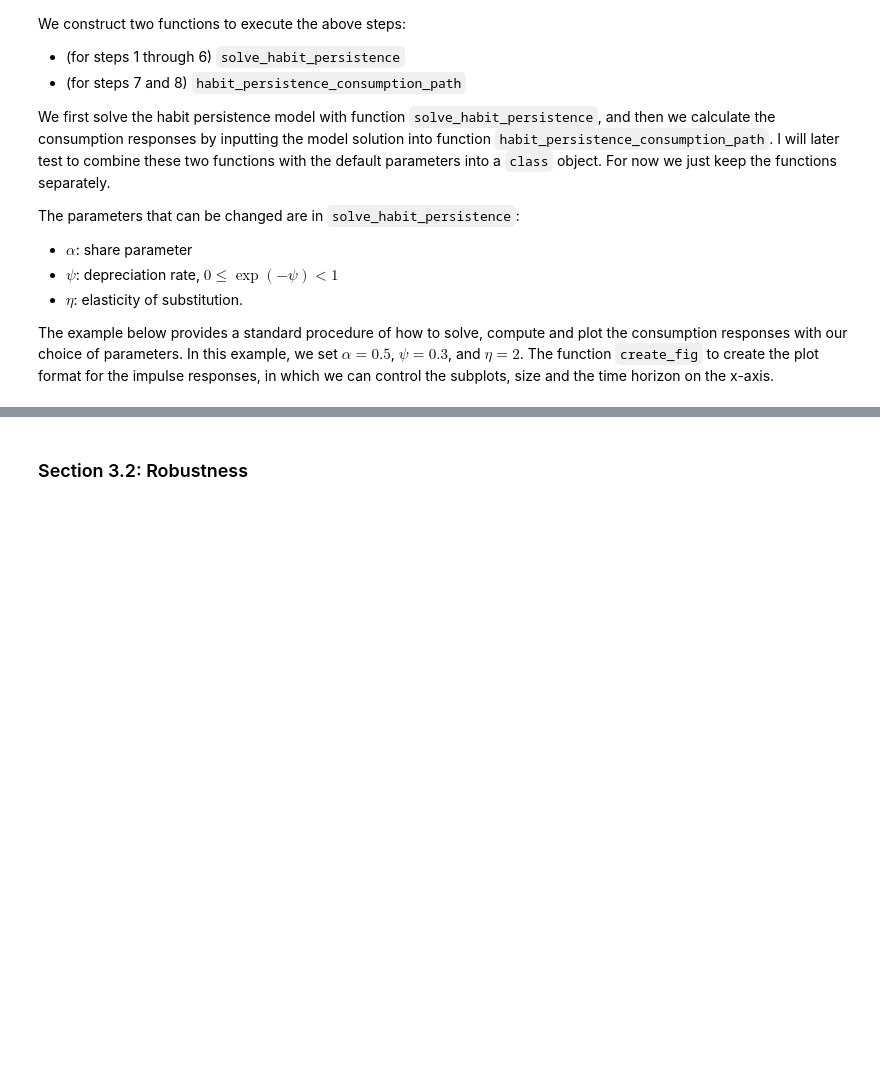
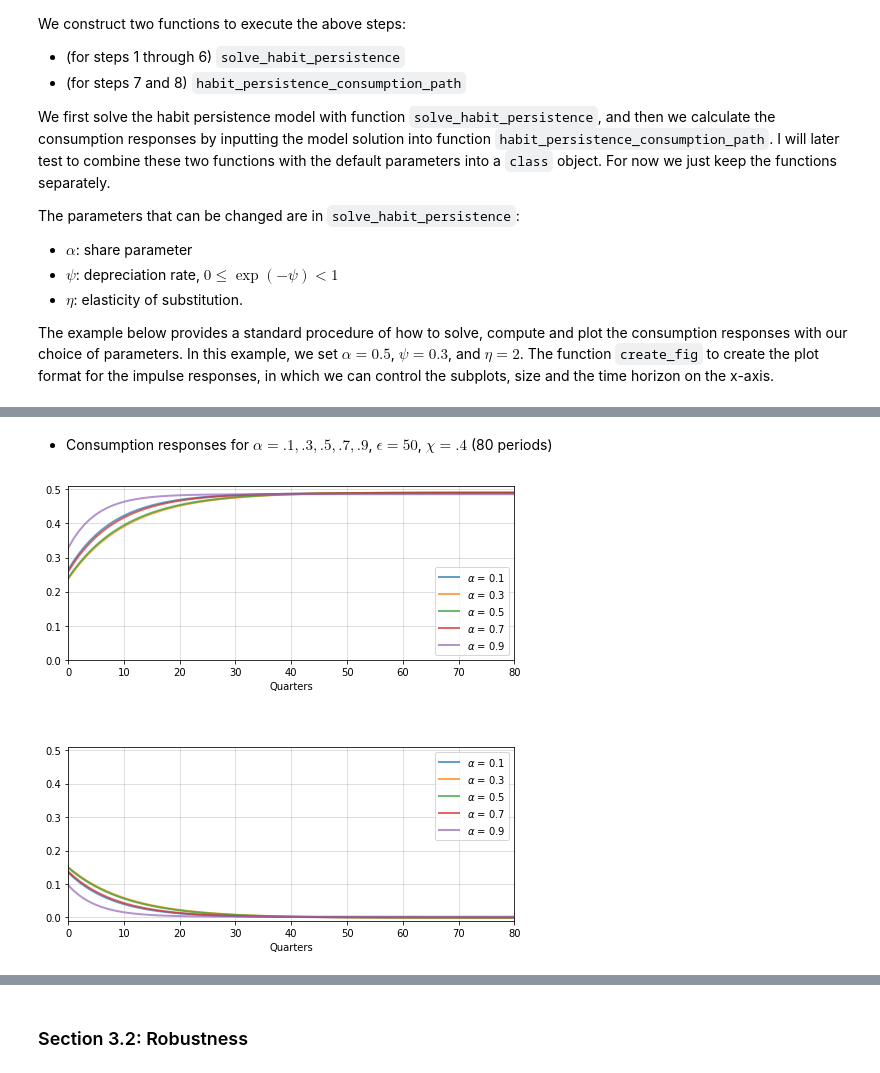
Before and after one commit to lphansen/TextbookCode, a Jupyter notebook: habit_persistence.ipynb, the cells around one changed output, grey strips where cells are left out. Drawn from its saved outputs; the diff is of its cells as text; code cells hidden in the pictures; blank space fills up the shorter version.

```diff
--- a/habit_persistence.ipynb
+++ b/habit_persistence.ipynb
@@ -118,0 +174,50 @@ The example below provides a standard procedure of how to solve, compute and plo
+# %% [markdown]
+- Consumption responses for $\alpha = .1, .3, .5, .7, .9$, $\epsilon = 50$, $\chi = .4$ (80 periods)
+# %%
+#==============================================================================
+# Consumption responses for alpha = .1, .3, .5, .7, .9; epsilon = 50; chi = .4
+#==============================================================================
+# Set time
+T = 80 + 1
+
+C1Y1_list = []
+C2Y2_list = []
+
+alpha_list = [.1, .3, .5, .7, .9]
+
+
+for a in alpha_list:
+
+    J, A, N, Ut = solve_habit_persistence(a, 0.4, 50)
+
+    # Append consumption responses to list
+    CYs, Ys = habit_persistence_consumption_path(A, N, T=T)
+    C1Y1, C2Y2 = CYs
+
+    C1Y1_list.append(C1Y1)
+    C2Y2_list.append(C2Y2)
+
+##== Plot the graphs for the impulse reponses ==##
+# Define plot attributes
+p_args = {'lw': 2, 'alpha': 0.7}
+
+## Impulse response plots for consumption
+fig, axes = create_fig(2,1,X=80) # 80 periods
+
+ax = axes[0]
+ax.set_ylim(0., 0.51)
+for n, C1Y1 in enumerate(C1Y1_list):
+    ax.plot(list(range(T)), C1Y1, **p_args,
+            label=r'$\alpha$ = {}'.format(alpha_list[n]))
+    ax.legend()
+
+ax = axes[1]
+ax.set_ylim(-0.01, 0.51)
+for n, C2Y2 in enumerate(C2Y2_list):
+    ax.plot(list(range(T)), C2Y2, **p_args,
+            label=r'$\alpha$ = {}'.format(alpha_list[n]))
+    ax.legend()
+
+plt.show()
+# %% [output]
+[figure, added]
```
Also changed, not shown: parts of 13 cells of this notebook.
